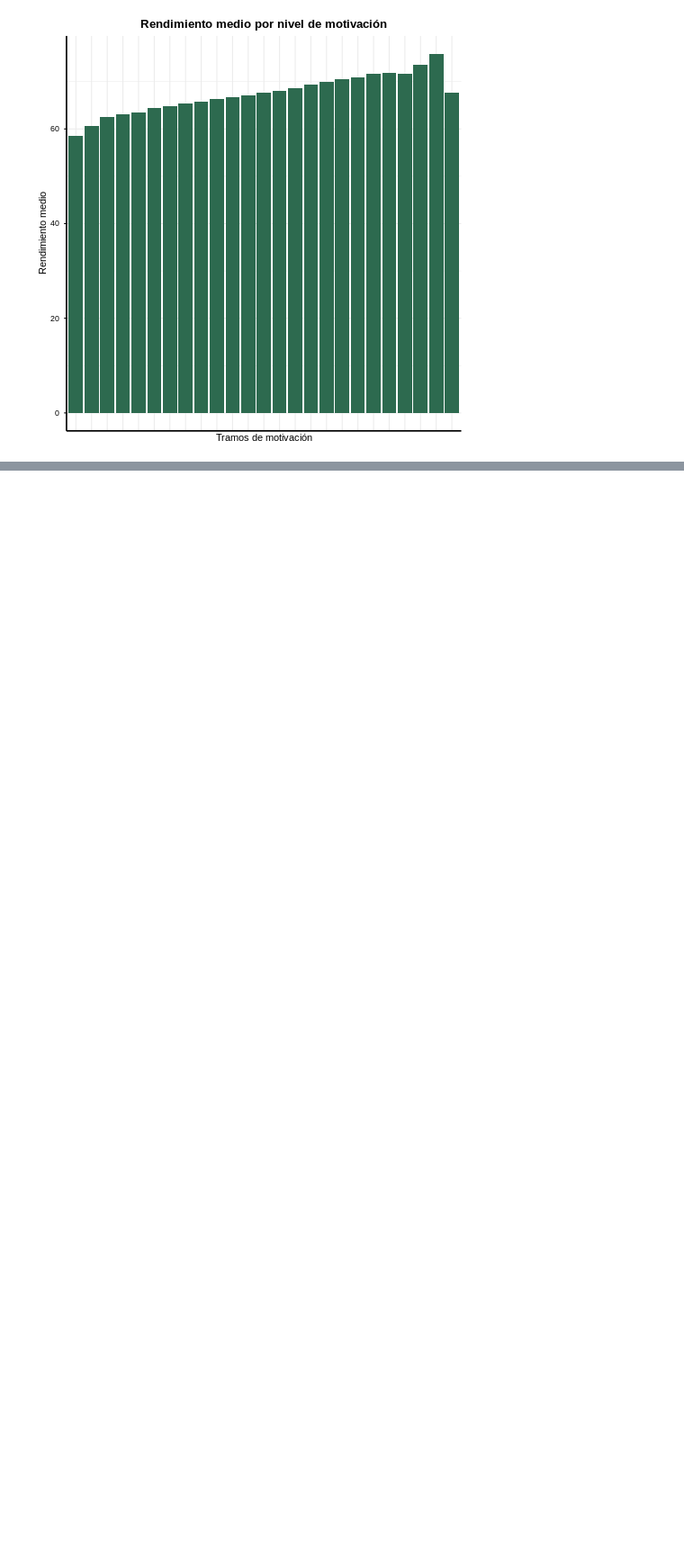
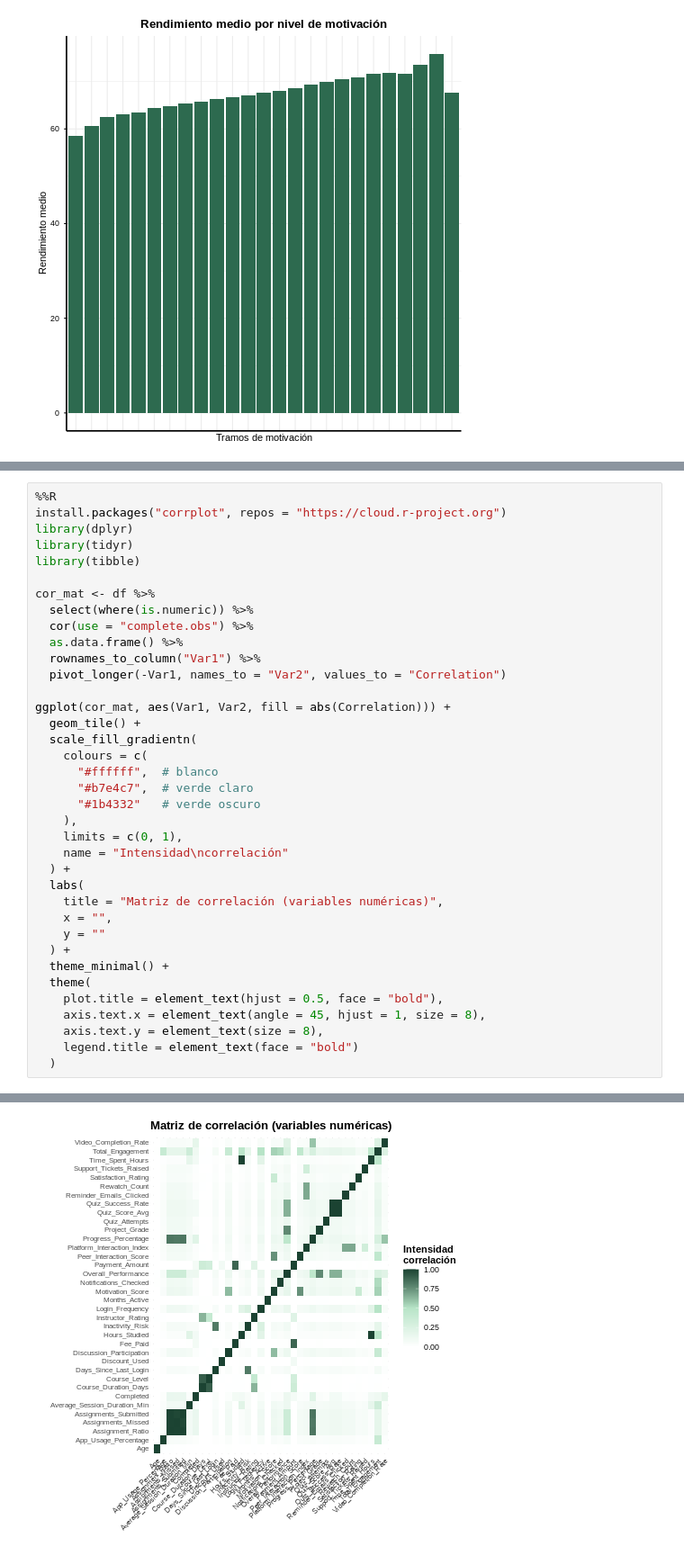
Before and after one commit to SebastianCanQue/trabajo_R_BigData, a Jupyter notebook: trabajo_bigdata_R.ipynb, the cells around one changed output, grey strips where cells are left out. Shown at 90% size. Saved outputs shown, nothing was run; the diff lists cells and outputs as text; blank space fills up the shorter version.

```diff
--- a/trabajo_bigdata_R.ipynb
+++ b/trabajo_bigdata_R.ipynb
@@ -660,0 +664,38 @@ df %>%
+# %%
+%%R
+install.packages("corrplot", repos = "https://cloud.r-project.org")
+library(dplyr)
+library(tidyr)
+library(tibble)
+
+cor_mat <- df %>%
+  select(where(is.numeric)) %>%
+  cor(use = "complete.obs") %>%
+  as.data.frame() %>%
+  rownames_to_column("Var1") %>%
+  pivot_longer(-Var1, names_to = "Var2", values_to = "Correlation")
+
+ggplot(cor_mat, aes(Var1, Var2, fill = abs(Correlation))) +
+  geom_tile() +
+  scale_fill_gradientn(
+    colours = c(
+      "#ffffff",  # blanco
+      "#b7e4c7",  # verde claro
+      "#1b4332"   # verde oscuro
+    ),
+    limits = c(0, 1),
+    name = "Intensidad\ncorrelación"
+  ) +
+  labs(
+    title = "Matriz de correlación (variables numéricas)",
+    x = "",
+    y = ""
+  ) +
+  theme_minimal() +
+  theme(
+    plot.title = element_text(hjust = 0.5, face = "bold"),
+    axis.text.x = element_text(angle = 45, hjust = 1, size = 8),
+    axis.text.y = element_text(size = 8),
+    legend.title = element_text(face = "bold")
+  )
+# %% [output]
@@ -660,0 +712 @@ df %>%
+[figure, added]
```
Also changed, not shown: parts of 6 cells of this notebook, 1 other file.
